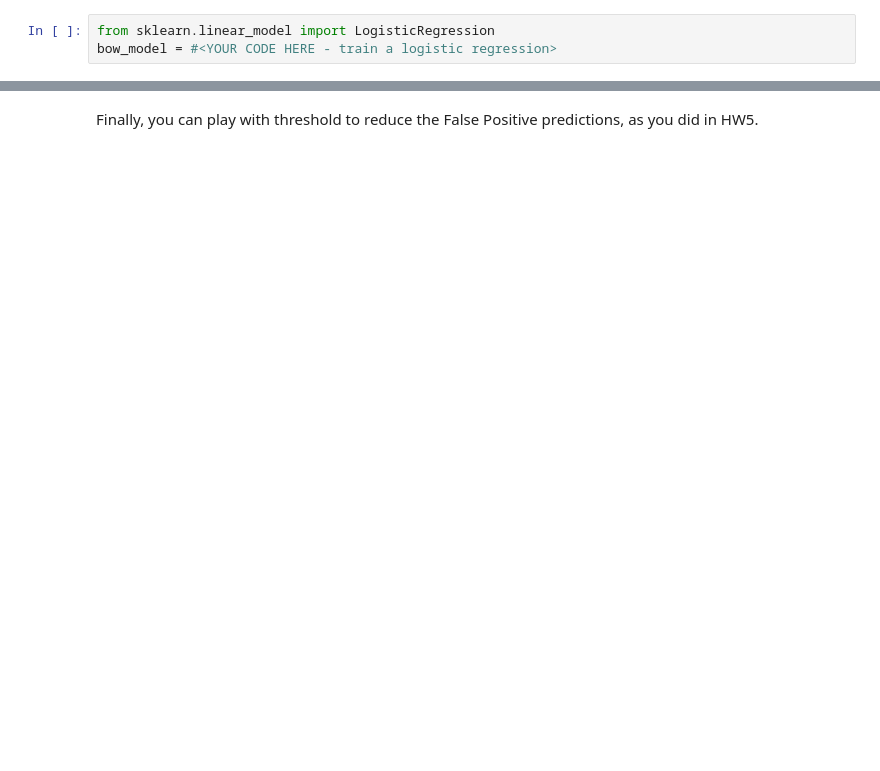
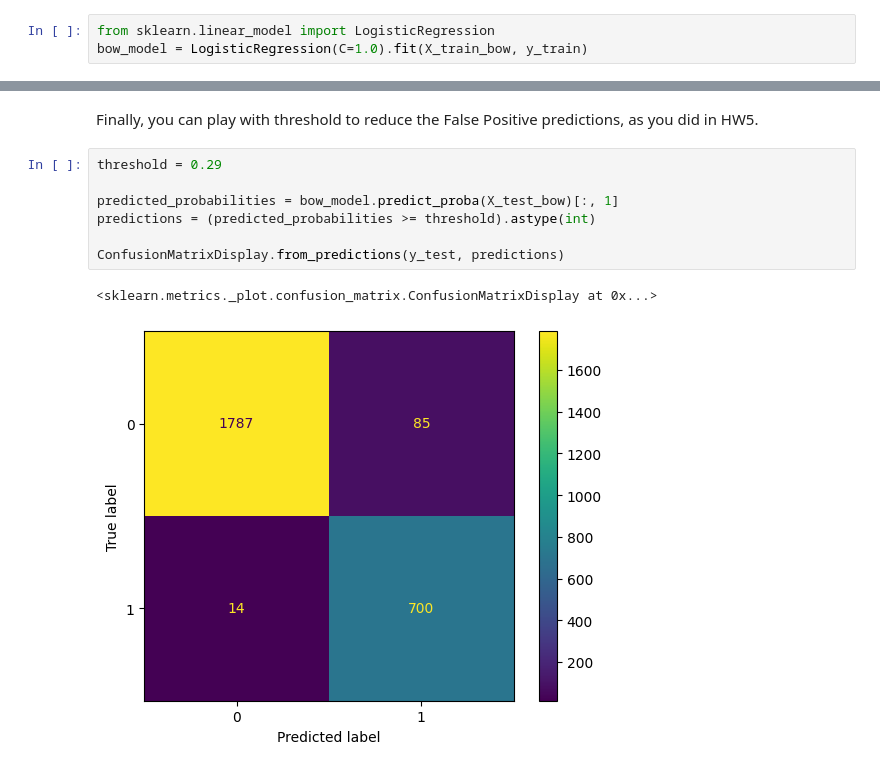
Before and after one commit to ansleyo/RIT_ML, a Jupyter notebook: 2025_spring/Week07_Bayes_classif/HW6.ipynb, the cells around one changed output, grey strips where cells are left out. Drawn from its saved outputs; the diff is of its cells as text; blank space fills up the shorter version.

```diff
--- a/2025_spring/Week07_Bayes_classif/HW6.ipynb
+++ b/2025_spring/Week07_Bayes_classif/HW6.ipynb
@@ -318,7 +380,7 @@ Now lets try something less prehistoric: __Logistic Regression__. It turns out,
 You can play with parameter $C=$ in LogisticRegression, it plays similar role as in SVM allowing slightly negative margins.
 # %%
 from sklearn.linear_model import LogisticRegression
-bow_model = #<YOUR CODE HERE - train a logistic regression>
+bow_model = LogisticRegression(C=1.0).fit(X_train_bow, y_train)
 # %%
 from sklearn.metrics import roc_auc_score, roc_curve
 
@@ -347,2 +412,12 @@ ConfusionMatrixDisplay.from_predictions(y_test, bow_model.predict(X_test_bow))
 # %% [markdown]
 Finally, you can play with threshold to reduce the False Positive predictions, as you did in HW5.
+# %%
+threshold = 0.29
+
+predicted_probabilities = bow_model.predict_proba(X_test_bow)[:, 1]
+predictions = (predicted_probabilities >= threshold).astype(int)
+
+ConfusionMatrixDisplay.from_predictions(y_test, predictions)
+# %% [output]
+<sklearn.metrics._plot.confusion_matrix.ConfusionMatrixDisplay at 0x...>
+[figure, added]
```
Also changed, not shown: parts of 13 cells of this notebook.
